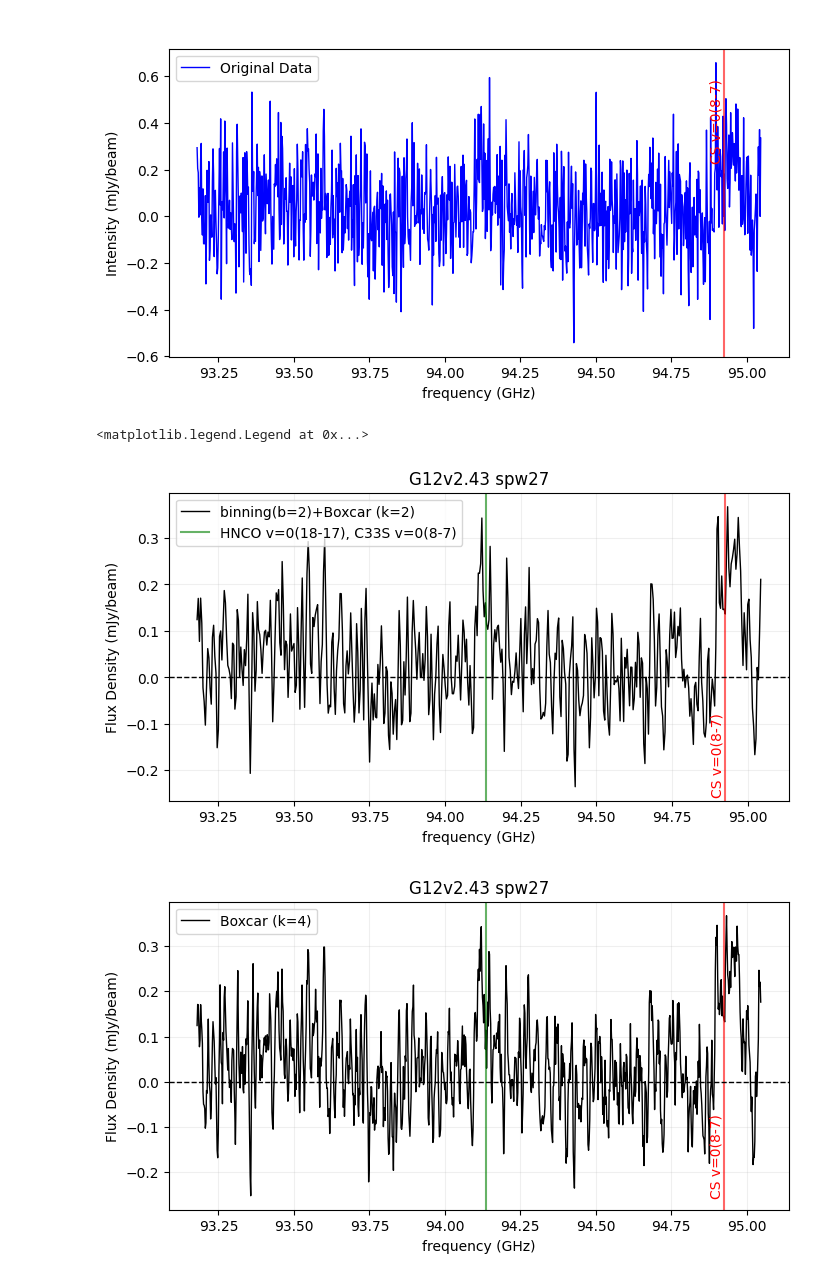
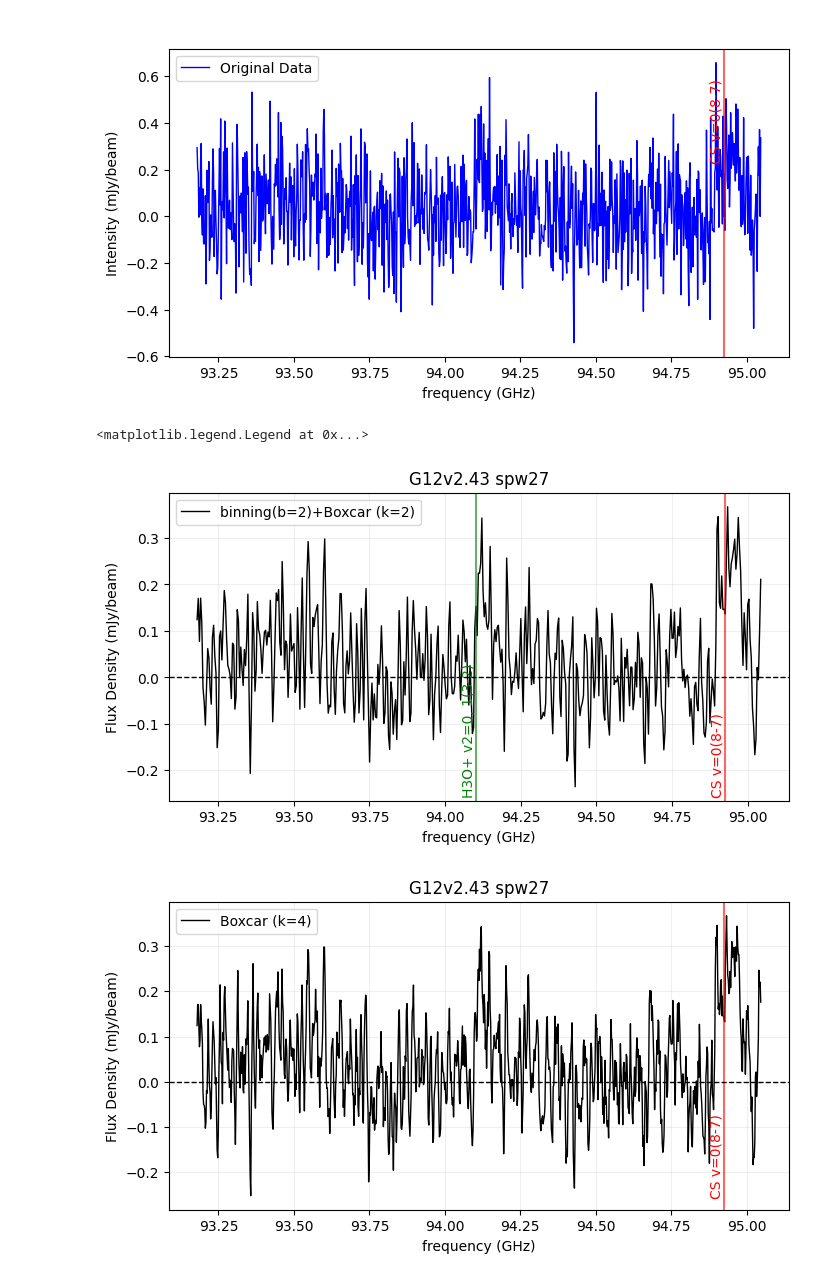
Before and after one commit to 000RF/2025-summer, a Jupyter notebook: G12v2.43/spw 27/spw27.ipynb, the cells around one changed output. Cells and saved outputs as stored; diff of their text form; code cells hidden in the pictures.

```diff
--- a/G12v2.43/spw 27/spw27.ipynb
+++ b/G12v2.43/spw 27/spw27.ipynb
@@ -56,7 +56,7 @@ plt.show()
 [figure]
 # %%
 
-unknown_lines = [(94.135)]
+unknown_lines = [(94.10335, "H3O+ v2=0, 1(3-2)")]
 
 #if you need to binning + boxcar smoothing
 
@@ -68,11 +68,9 @@ plt.plot(x_binned, y_binned_boxcar, color="black", linewidth=1, label="binning(b
 for freq, label in my_lines:
     plt.axvline(freq, color="red", linestyle="-", alpha=0.6)
     plt.text(freq, max(y_binned_boxcar)*-0.7, label, rotation=90, color="red", fontsize=10, ha='right', va='bottom')
-#for freq, label in template_lines:
-#    plt.axvline(freq, color="blue", linestyle="-", alpha=0.6)
-#    plt.text(freq, max(df[df.columns[1]])*-0.1, label, rotation=90, color="blue", fontsize=10, ha='right', va='top')
-for freq in unknown_lines:
-    plt.axvline(freq, color="green", linestyle="-", alpha=0.6, label="HNCO v=0(18-17), C33S v=0(8-7)")
+for freq, label in unknown_lines:
+    plt.axvline(freq, color="green", linestyle="-", alpha=0.6)
+    plt.text(freq, max(y_binned_boxcar)*-0.7, label, rotation=90, color="green", fontsize=10, ha='right', va='bottom')
 plt.xlabel("frequency (GHz)")
 plt.ylabel("Flux Density (mJy/beam)")
 plt.title("G12v2.43 spw27")
@@ -80,34 +78,34 @@ plt.title("G12v2.43 spw27")
 #plt.ylim(    ,     )
 plt.axhline(0, color="black", linewidth=1, linestyle="--")
 plt.grid(True, alpha=0.2)
 plt.legend()
 
 
 
 
 #if you just need boxcar smoothing
 
 y_boxcar = boxcar_smooth(y, kernel_size=4)
 
 plt.figure(figsize=(8, 4))
 plt.plot(x, y_boxcar, color="black", linewidth=1, label="Boxcar (k=4)")
 for freq, label in my_lines:
     plt.axvline(freq, color="red", linestyle="-", alpha=0.6)
     plt.text(freq, max(y_boxcar)*-0.7, label, rotation=90, color="red", fontsize=10, ha='right', va='bottom')
 #for freq, label in template_lines:
 #    plt.axvline(freq, color="blue", linestyle="-", alpha=0.6)
 #    plt.text(freq, max(df[df.columns[1]])*-0.1, label, rotation=90, color="blue", fontsize=10, ha='right', va='bottom')
-for freq in unknown_lines:
-    plt.axvline(freq, color="green", linestyle="-", alpha=0.6)
+#for freq in unknown_lines:
+#    plt.axvline(freq, color="green", linestyle="-", alpha=0.6)
 plt.xlabel("frequency (GHz)")
 plt.ylabel("Flux Density (mJy/beam)")
 plt.title("G12v2.43 spw27")
 #plt.xlim(    ,     )
 #plt.ylim(    ,     )
 plt.axhline(0, color="black", linewidth=1, linestyle="--")
 plt.grid(True, alpha=0.2)
 plt.legend()
 # %% [output]
 <matplotlib.legend.Legend at 0x...>
-[figure, old version]
+[figure, new version]
-[figure, old version]
+[figure, new version]
```
Also changed, not shown: 2 other files.
